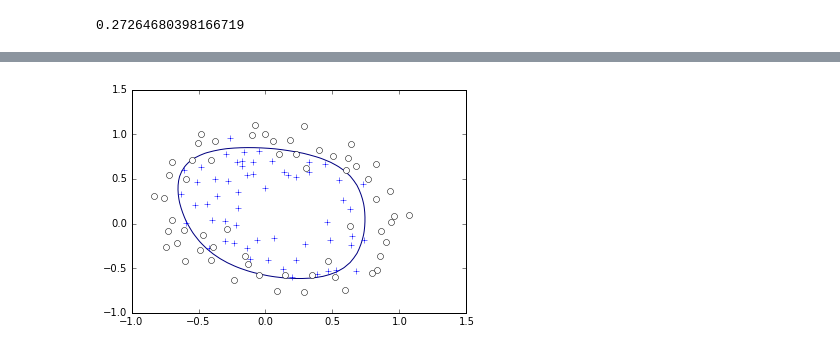
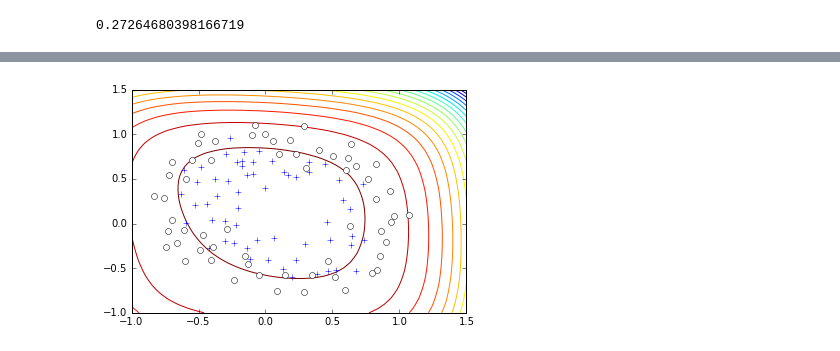
Before and after one commit to liavkoren/ng-redux, a Jupyter notebook: ex2/Logistic regression.ipynb, the cells around one changed output, grey strips where cells are left out. Saved outputs shown, nothing was run; the diff lists cells and outputs as text; code cells hidden in the pictures.

```diff
--- a/ex2/Logistic regression.ipynb
+++ b/ex2/Logistic regression.ipynb
@@ -237,9 +240,9 @@ for i, u_val in enumerate(u):
         z[i, j] = map_features(X).dot(minimization_result.x)
 # %%
 plt.figure()
-plt.contour(u, v, z.T, levels=[0.0])
+plt.contour(u, v, z.T, 20)
 plt.plot(positive[:, 0], positive[:, 1], '+')
 plt.plot(negative[:, 0], negative[:, 1], 'wo')
 plt.show()
 # %% [output]
-[figure, old version]
+[figure, new version]
```
Also changed, not shown: parts of 3 cells of this notebook.
